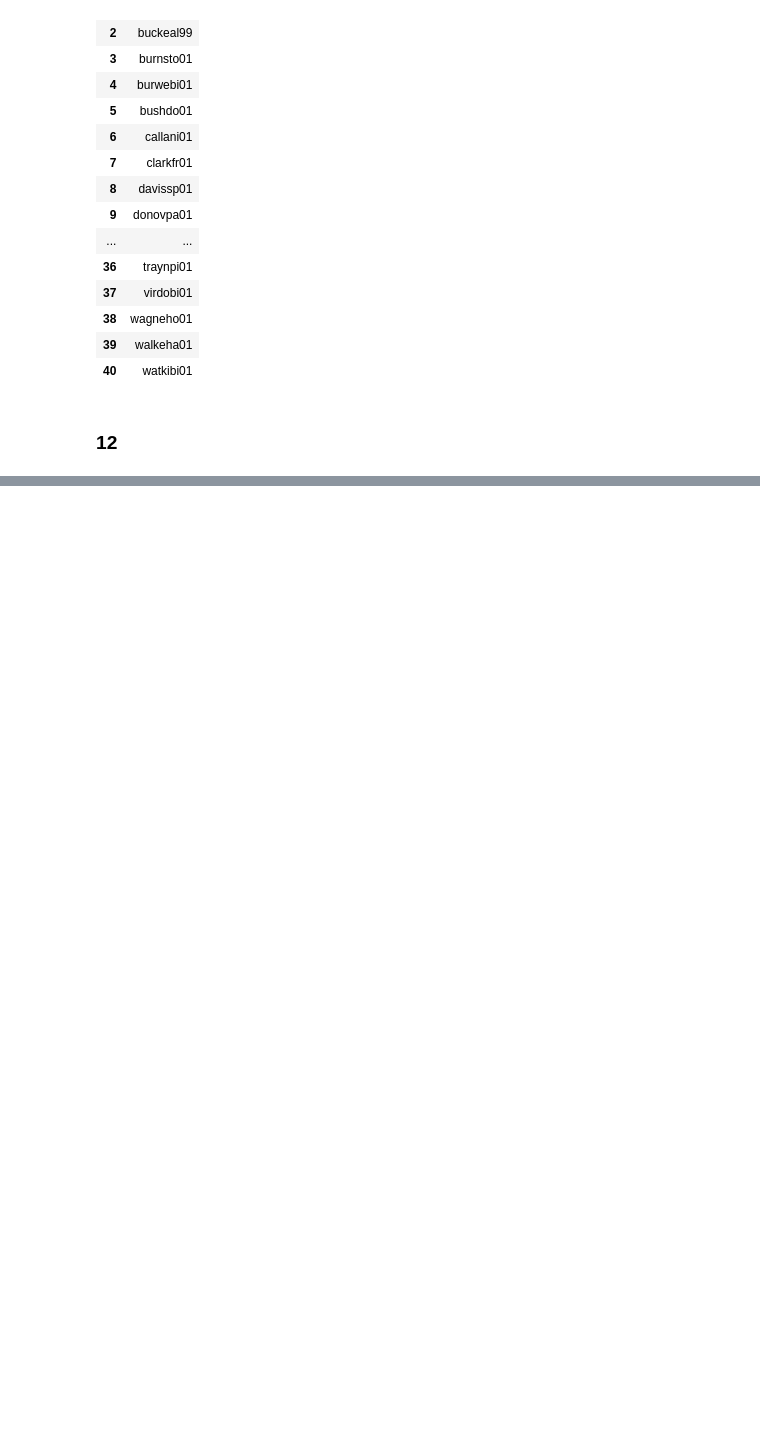
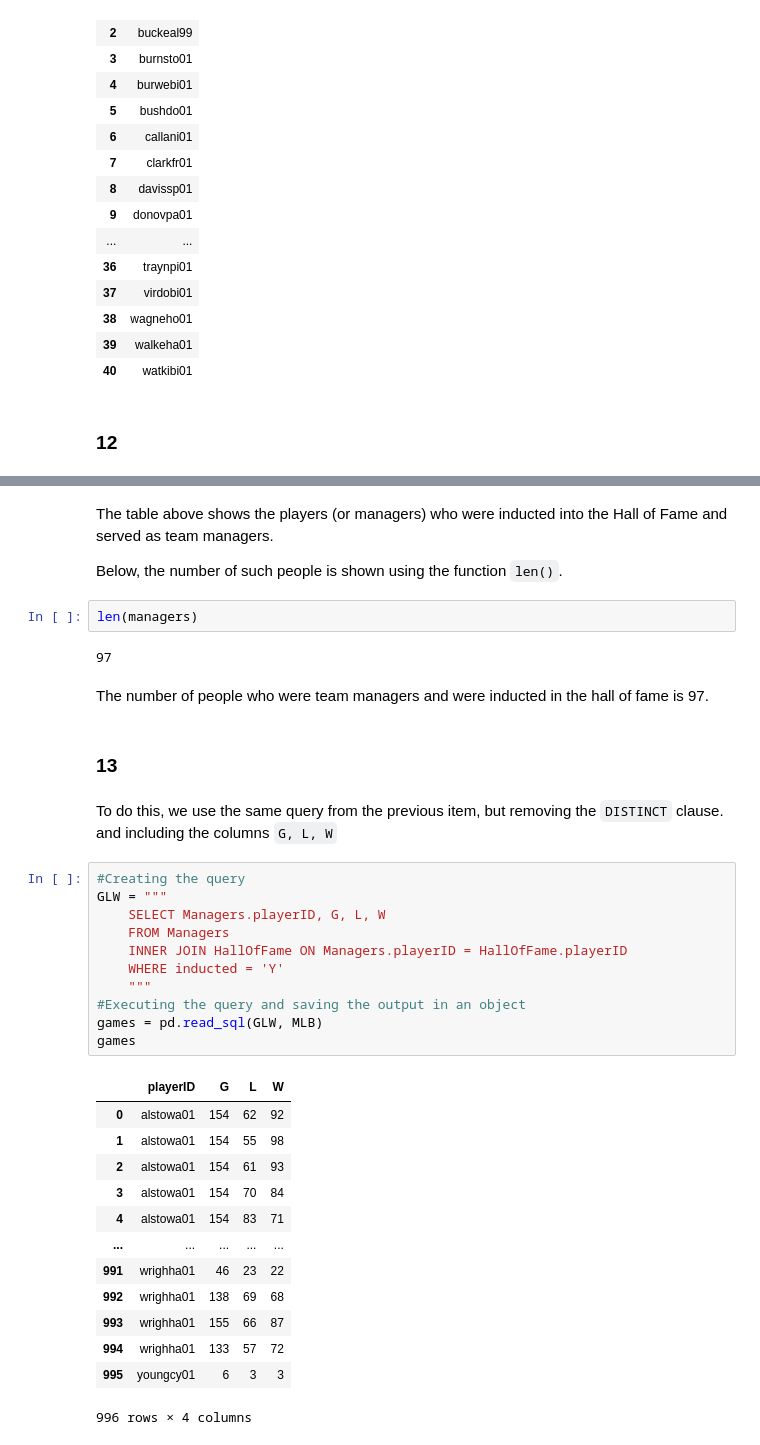
Before and after one commit to YefridC09/ST-554_Big_data_analysis, a Jupyter notebook: HW5_Yefrid__Cordoba.ipynb, the cells around one changed output, grey strips where cells are left out. Saved outputs shown, nothing was run; the diff lists cells and outputs as text; blank space fills up the shorter version.

```diff
--- a/HW5_Yefrid__Cordoba.ipynb
+++ b/HW5_Yefrid__Cordoba.ipynb
@@ -491,0 +517,39 @@ pd.read_sql(UM, MLB)
+# %% [markdown]
+The table above shows the players (or managers) who were inducted into the Hall of Fame and served as team managers.
+
+Below, the number of such people is shown using the function `len()`.
+# %%
+len(managers)
+# %% [output]
+97
+# %% [markdown]
+The number of people who were team managers and were inducted in the hall of fame is 97.
+# %% [markdown]
+### 13
+# %% [markdown]
+To do this, we use the same query from the previous item, but removing the `DISTINCT` clause. and including the columns `G, L, W`
+# %%
+#Creating the query
+GLW = """
+    SELECT Managers.playerID, G, L, W
+    FROM Managers
+    INNER JOIN HallOfFame ON Managers.playerID = HallOfFame.playerID
+    WHERE inducted = 'Y'
+    """
+#Executing the query and saving the output in an object
+games = pd.read_sql(GLW, MLB)
+games
+# %% [output]
+|  | playerID | G | L | W |
+| 0 | alstowa01 | 154 | 62 | 92 |
+| 1 | alstowa01 | 154 | 55 | 98 |
+| 2 | alstowa01 | 154 | 61 | 93 |
+| 3 | alstowa01 | 154 | 70 | 84 |
+| 4 | alstowa01 | 154 | 83 | 71 |
+| ... | ... | ... | ... | ... |
+| 991 | wrighha01 | 46 | 23 | 22 |
+| 992 | wrighha01 | 138 | 69 | 68 |
+| 993 | wrighha01 | 155 | 66 | 87 |
+| 994 | wrighha01 | 133 | 57 | 72 |
+| 995 | youngcy01 | 6 | 3 | 3 |
+996 rows × 4 columns
```
Also changed, not shown: parts of 9 cells of this notebook.
